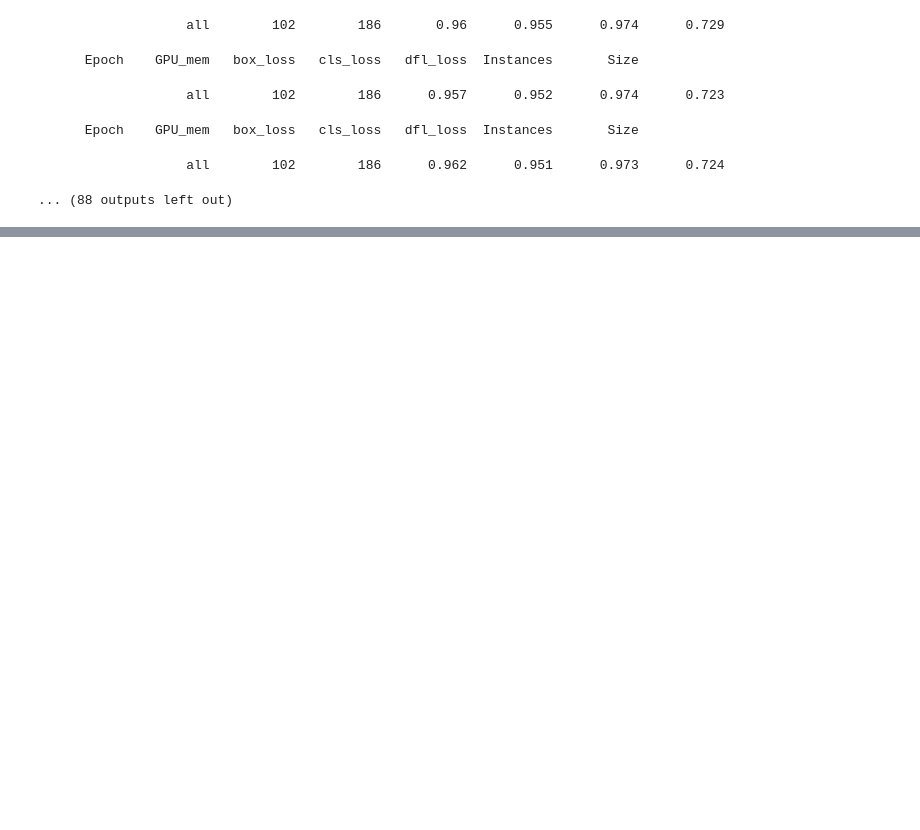
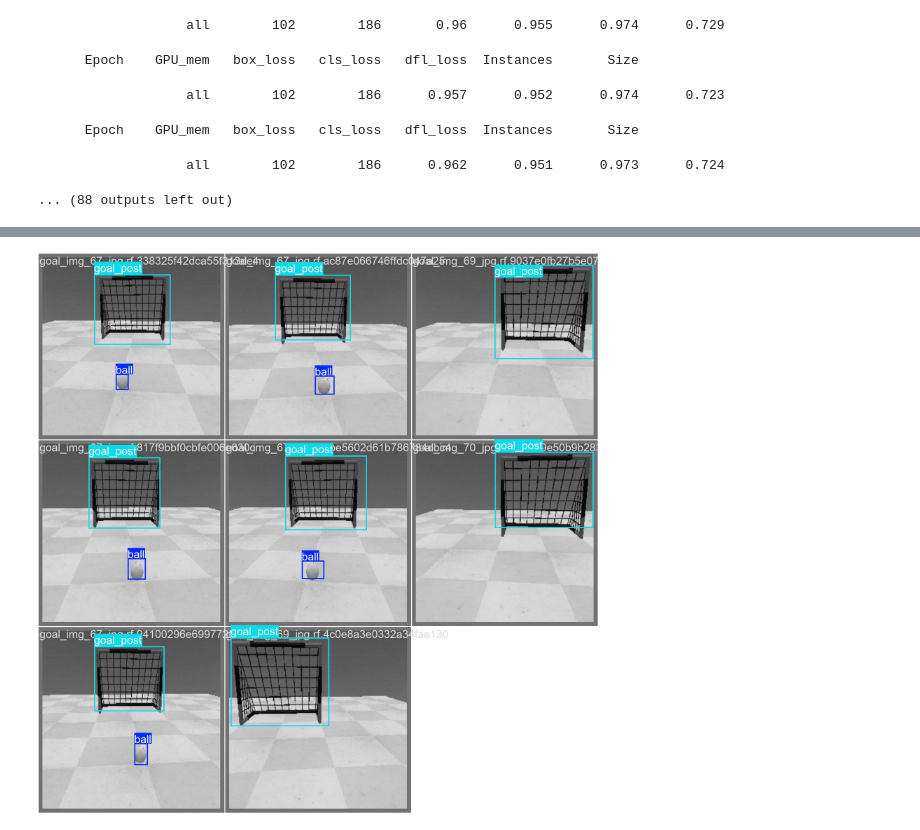
Before and after one commit to Jhonatan19991/Analisis-del-Rendimiento-en-Jugadores-de-Futsal-Utilizando-Vision-Computacional, a Jupyter notebook: src/Train/YOLOv11s.ipynb, the cells around one changed output, grey strips where cells are left out. Cells and saved outputs as stored; diff of their text form; code cells hidden in the pictures; blank space fills up the shorter version.

```diff
--- a/src/Train/YOLOv11s.ipynb
+++ b/src/Train/YOLOv11s.ipynb
@@ -313,0 +330,6 @@ Starting training for 50 epochs...
+# %%
+from IPython.display import Image, display
+
+display(Image(filename='/content/val_batch1_labels.jpg'))
+# %% [output]
+[figure, added]
```
Also changed, not shown: parts of 3 cells of this notebook, 28 other files.
